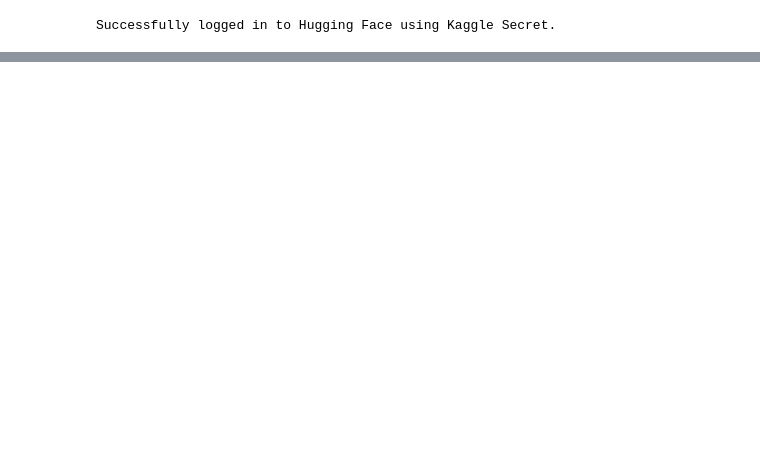
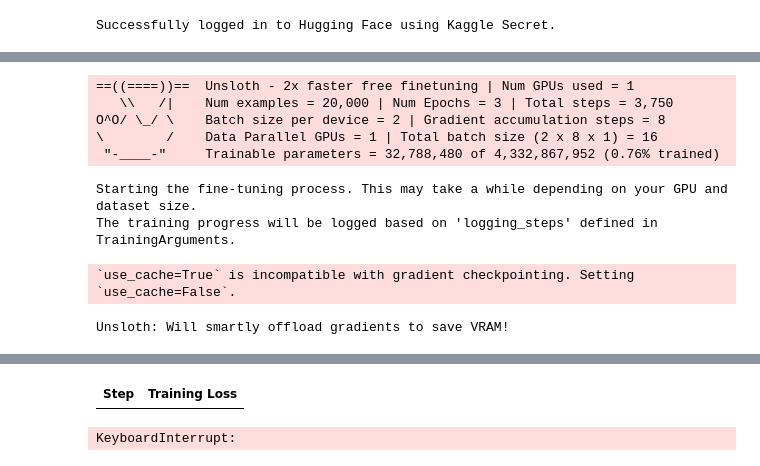
Before and after one commit to lbehradl/Machine-Learning-projects-with-python, a Jupyter notebook: medgemma-finetune-ipynb.ipynb, the cells around one changed output, grey strips where cells are left out. Cells and saved outputs as stored; diff of their text form; code cells hidden in the pictures; blank space fills up the shorter version.

Commit message:
Kaggle Notebook | ggtttaaa.ipynb | Version 2

```diff
--- a/medgemma-finetune-ipynb.ipynb
+++ b/medgemma-finetune-ipynb.ipynb
@@ -186,0 +298,62 @@ Ready for LoRA configuration and training.
+# %%
+# --- مرحله 5: اجرای فاین تیونینگ ---
+# این کد را در یک سلول جدید در Kaggle Notebook خودتان اجرا کنید.
+
+# مطمئن شوید که 'trainer' از مرحله 4 در دسترس است.
+
+print("Starting the fine-tuning process. This may take a while depending on your GPU and dataset size.")
+print("The training progress will be logged based on 'logging_steps' defined in TrainingArguments.")
+
+# شروع فرایند آموزش
+trainer.train()
+
+print("\nFine-tuning process completed successfully!")
+
+# --- مرحله 6: ذخیره مدل فاین تیون شده ---
+# پس از اتمام آموزش، مدل فاین تیون شده را ذخیره می کنیم.
+# این شامل وزن های LoRA (آداپتورها) است که می تواند با مدل پایه ادغام شود.
+
+# مسیر ذخیره سازی مدل
+# این مسیر باید با output_dir در TrainingArguments مطابقت داشته باشد.
+output_dir_model = "./results/final_model"
+
+print(f"\nSaving the fine-tuned model to: {output_dir_model}")
+# ذخیره آداپتورهای LoRA
+trainer.model.save_pretrained(output_dir_model)
+print("LoRA adapters saved.")
+
+# ذخیره توکنایزر
+tokenizer.save_pretrained(output_dir_model)
+print("Tokenizer saved.")
+
+# --- ادغام آداپتورهای LoRA با مدل پایه (اختیاری و برای استقرار نهایی) ---
+# این بخش نیاز به RAM GPU بیشتری دارد. اگر در آینده قصد استقرار مدل کامل را دارید،
+# می توانید این بخش را فعال کنید. فعلاً کامنت شده است.
+# اگر از Unsloth استفاده می کنید، می توانید از تابع FastLanguageModel.save_pretrained_merged استفاده کنید.
+# if USE_UNSLOTH:
+#     print("\nMerging LoRA adapters with the base model and saving the merged model...")
+#     # save_method="merged_16bit" یا "merged_4bit" بسته به نیاز شما
+#     trainer.model.save_pretrained_merged(output_dir_model, tokenizer, save_method = "merged_4bit")
+#     print("Merged model saved.")
+# else:
+#     print("\nTo merge LoRA adapters with the base model (without Unsloth), run the following (requires more RAM):")
+#     print("from peft import PeftModel")
+#     print("from transformers import AutoModelForCausalLM, AutoTokenizer")
+#     print(f"base_model_loaded = AutoModelForCausalLM.from_pretrained('{model_name}', torch_dtype=torch.float32, device_map='auto')")
+#     print(f"merged_model = PeftModel.from_pretrained(base_model_loaded, '{output_dir_model}')")
+#     print("merged_model = merged_model.merge_and_unload()")
+#     print("merged_model.save_pretrained('./results/merged_model')")
+#     print("tokenizer.save_pretrained('./results/merged_model')")
+
+
+print("\nModel fine-tuning and saving process complete. You can now load this model for inference.")
+# %% [output]
+==((====))==  Unsloth - 2x faster free finetuning | Num GPUs used = 1
+   \\   /|    Num examples = 20,000 | Num Epochs = 3 | Total steps = 3,750
+O^O/ \_/ \    Batch size per device = 2 | Gradient accumulation steps = 8
+\        /    Data Parallel GPUs = 1 | Total batch size (2 x 8 x 1) = 16
+ "-____-"     Trainable parameters = 32,788,480 of 4,332,867,952 (0.76% trained)
+Starting the fine-tuning process. This may take a while depending on your GPU and dataset size.
+The training progress will be logged based on 'logging_steps' defined in TrainingArguments.
+`use_cache=True` is incompatible with gradient checkpointing. Setting `use_cache=False`.
+Unsloth: Will smartly offload gradients to save VRAM!
@@ -186,0 +361,2 @@ Ready for LoRA configuration and training.
+| Step | Training Loss |
+KeyboardInterrupt:
```
Also changed, not shown: parts of 9 cells of this notebook.
